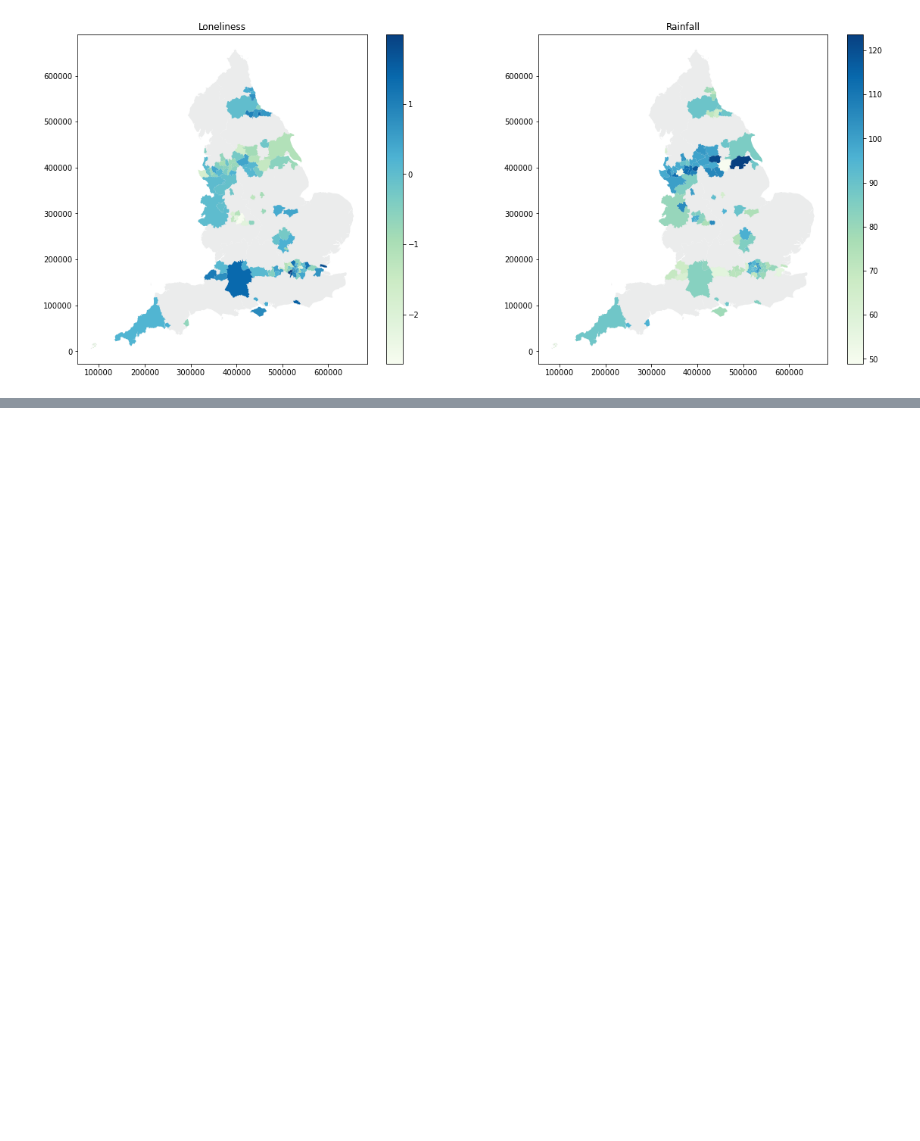
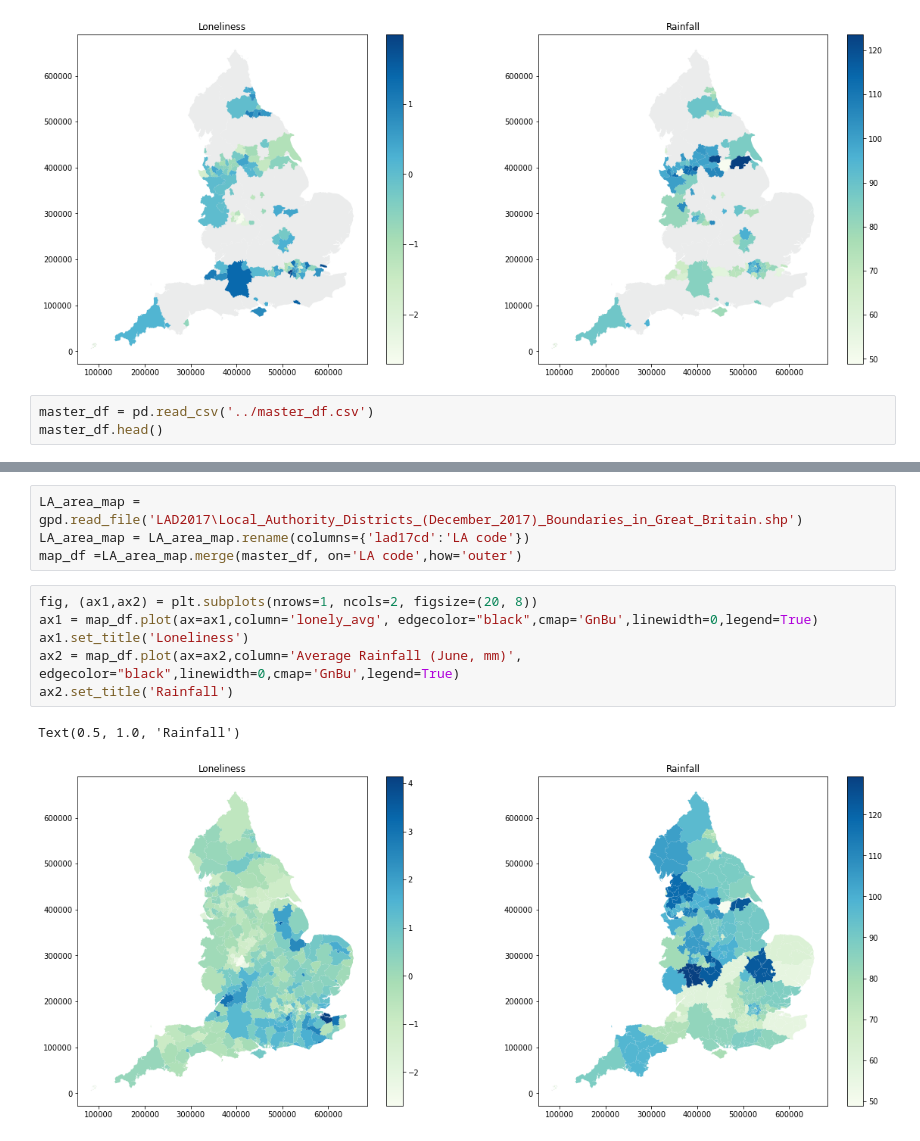
Before and after one commit to JonathanMarriott/ADS-Loneliness, a Jupyter notebook: maps/rainfall_map.ipynb, the cells around one changed output, grey strips where cells are left out. Saved outputs shown, nothing was run; the diff lists cells and outputs as text; blank space fills up the shorter version.

Commit message:
rainfall maps generated

```diff
--- a/maps/rainfall_map.ipynb
+++ b/maps/rainfall_map.ipynb
@@ -104,3 +113,6 @@ ax2.set_title('Rainfall')
 # %% [output]
 Text(0.5, 1.0, 'Rainfall')
 [figure]
+# %%
+master_df = pd.read_csv('../master_df.csv')
+master_df.head()
@@ -106,0 +127,13 @@ Text(0.5, 1.0, 'Rainfall')
+# %%
+LA_area_map = gpd.read_file('LAD2017\Local_Authority_Districts_(December_2017)_Boundaries_in_Great_Britain.shp')
+LA_area_map = LA_area_map.rename(columns={'lad17cd':'LA code'})
+map_df =LA_area_map.merge(master_df, on='LA code',how='outer')
+# %%
+fig, (ax1,ax2) = plt.subplots(nrows=1, ncols=2, figsize=(20, 8))
+ax1 = map_df.plot(ax=ax1,column='lonely_avg', edgecolor="black",cmap='GnBu',linewidth=0,legend=True)
+ax1.set_title('Loneliness')
+ax2 = map_df.plot(ax=ax2,column='Average Rainfall (June, mm)', edgecolor="black",linewidth=0,cmap='GnBu',legend=True)
+ax2.set_title('Rainfall')
+# %% [output]
+Text(0.5, 1.0, 'Rainfall')
+[figure, added]
```
Also changed, not shown: parts of 4 cells of this notebook.
